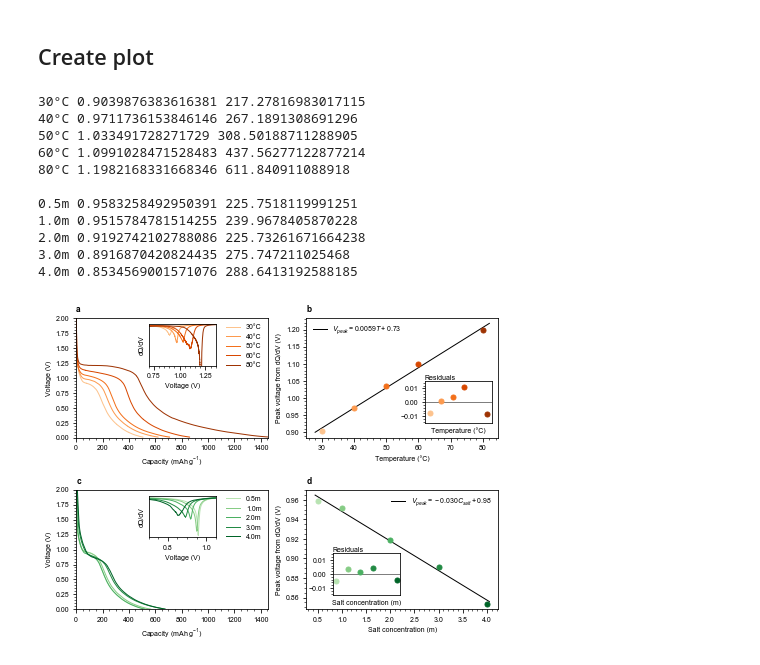
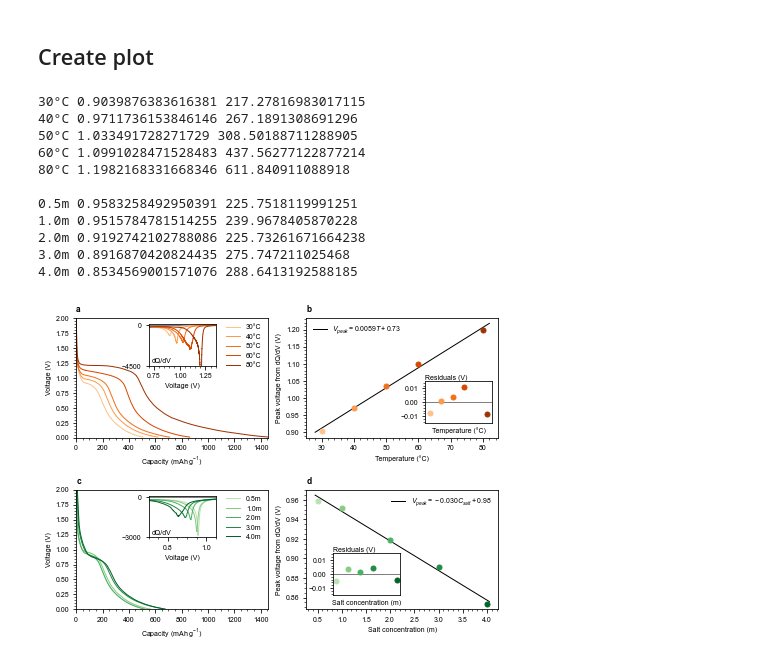
Before and after one commit to petermattia/first-cycle-SEI-on-carbon-black, a Jupyter notebook: temperature and salt/temp_and_salt.ipynb, the cells around one changed output. Drawn from its saved outputs; the diff is of its cells as text; code cells hidden in the pictures.

```diff
--- a/temperature and salt/temp_and_salt.ipynb
+++ b/temperature and salt/temp_and_salt.ipynb
@@ -121,8 +121,10 @@ ax_inset0.set_xlabel('Voltage (V)')
 ax_inset1.set_xlabel('Temperature (°C)')
 ax_inset2.set_xlabel('Voltage (V)')
 ax_inset3.set_xlabel('Salt concentration (m)')
-ax_inset0.set_ylabel('dQ/dV')
-ax_inset2.set_ylabel('dQ/dV')
+ax_inset0.annotate('dQ/dV', (0.05, 0.05), xycoords='axes fraction',
+                   horizontalalignment='left', verticalalignment='bottom')
+ax_inset2.annotate('dQ/dV', (0.05, 0.05), xycoords='axes fraction',
+                   horizontalalignment='left', verticalalignment='bottom')
 ax_inset0.set_xlim([0.7, 1.35])
 ax_inset1.set_xlim([26, 84])
 ax_inset2.set_xlim([0.7, 1.05])
@@ -130,20 +132,25 @@ ax_inset0.xaxis.set_minor_locator(AutoMinorLocator())
 ax_inset1.xaxis.set_minor_locator(AutoMinorLocator())
 ax_inset2.xaxis.set_minor_locator(AutoMinorLocator())
 ax_inset3.xaxis.set_minor_locator(AutoMinorLocator())
-ax_inset0.set_ylim([-4500, 0])
+
+ax_inset0.set_ylim([-4500, 100])
+ax_inset2.set_ylim([-3000, 100])
 ax_inset1.set_ylim([-0.015, 0.015])
-ax_inset2.set_ylim([-3000, 0])
 ax_inset3.set_ylim([-0.015, 0.015])
-ax_inset0.get_yaxis().set_ticks([])
+ax_inset0.get_yaxis().set_ticks([-4500, 0])
+ax_inset2.get_yaxis().set_ticks([-3000, 0])
+ax_inset0.axhline(0, color='tab:gray')
+ax_inset1.axhline(0, color='tab:gray')
+ax_inset2.axhline(0, color='tab:gray')
+ax_inset3.axhline(0, color='tab:gray')
+
 ax_inset1.yaxis.set_minor_locator(AutoMinorLocator())
-ax_inset2.get_yaxis().set_ticks([])
 ax_inset3.yaxis.set_minor_locator(AutoMinorLocator())
 
-ax_inset1.set_title('Residuals', loc='left', fontsize=7, pad=1.5)
-ax_inset3.set_title('Residuals', loc='left', fontsize=7, pad=1.5)
+ax_inset1.set_title('Residuals (V)', loc='left', fontsize=7, pad=1.5)
+ax_inset3.set_title('Residuals (V)', loc='left', fontsize=7, pad=1.5)
 
-ax_inset1.axhline(0, color='tab:gray')
-ax_inset3.axhline(0, color='tab:gray')
+
 ax_inset1.tick_params(
     axis='x',
     which='both',
@@ -269,31 +276,31 @@ for k, index in enumerate(cell_indices_to_keep):
 ax[2].legend()
 
 concentrations_linspace = np.linspace(0.45, 4.05, 100)
 p = np.polyfit(concentrations, V_peaks, 1)
 residuals = np.array(V_peaks) - (np.array(concentrations)*p[0] + p[1])
 
 eqn_label = '$V_{peak}=%.3f' % p[0] + 'C_{salt} + %.2f$' % p[1]
 
 ax[3].plot(concentrations_linspace, concentrations_linspace*p[0] + p[1],
            'k', zorder=0, label=eqn_label)
 
 for k, temp in enumerate(temps):
     ax_inset3.plot(temp, residuals[k], 'o', color=colors[k])
 
 ax[3].legend()
 
 plt.tight_layout()
 plt.savefig(figpath / 'temp_and_salt.eps', bbox_inches='tight', format='eps')
 # %% [output]
 30°C 0.9039876383616381 217.27816983017115
 40°C 0.9711736153846146 267.1891308691296
 50°C 1.033491728271729 308.50188711288905
 60°C 1.0991028471528483 437.56277122877214
 80°C 1.1982168331668346 611.840911088918
 
 0.5m 0.9583258492950391 225.7518119991251
 1.0m 0.9515784781514255 239.9678405870228
 2.0m 0.9192742102788086 225.73261671664238
 3.0m 0.8916870420824435 275.747211025468
 4.0m 0.8534569001571076 288.6413192588185
-[figure, old version]
+[figure, new version]
```
Also changed, not shown: parts of 1 cell of this notebook, 16 other files.
